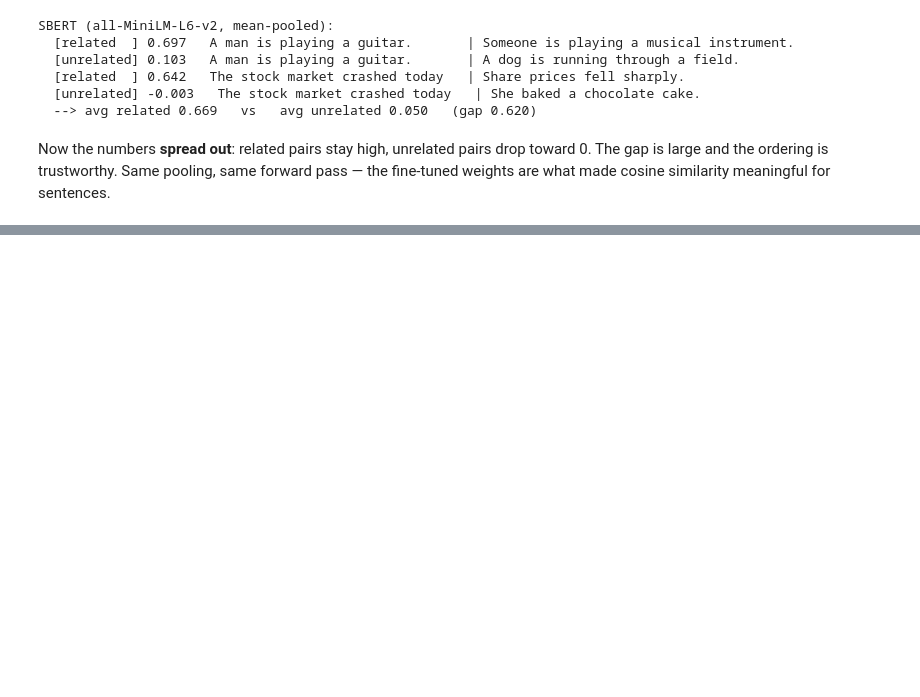
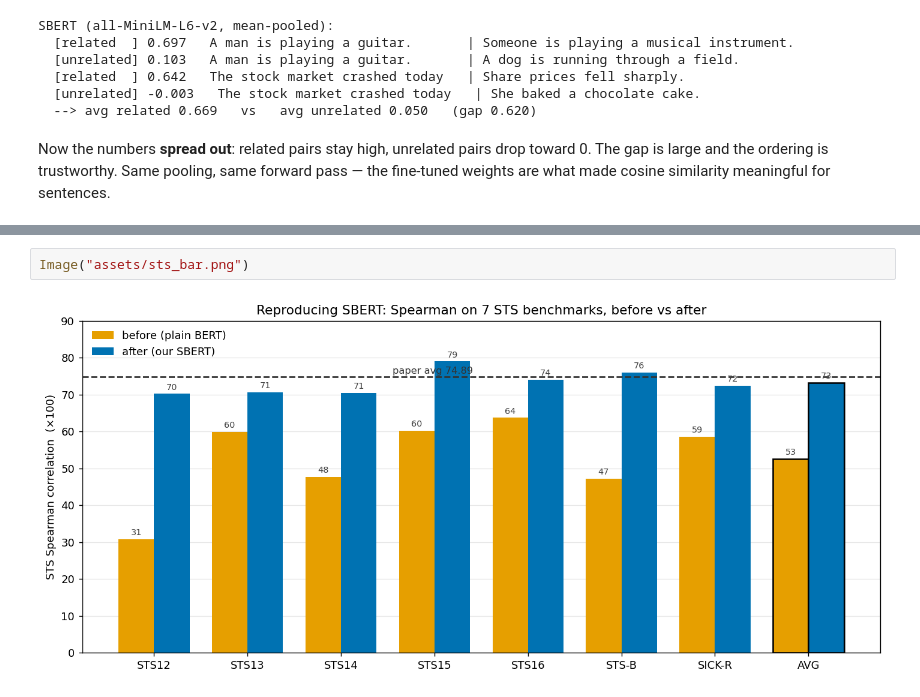
Before and after one commit to BaytAlhikmah/hands-on-llms-for-swes, a Jupyter notebook: chapters/8/sentence_embeddings.ipynb, the cells around one changed output, grey strips where cells are left out. Drawn from its saved outputs; the diff is of its cells as text; blank space fills up the shorter version.

```diff
--- a/chapters/8/sentence_embeddings.ipynb
+++ b/chapters/8/sentence_embeddings.ipynb
@@ -218,0 +315,4 @@ words in its sentence — and see exactly how these context-aware vectors get co
+# %%
+Image("assets/sts_bar.png")
+# %% [output]
+[figure, added]
```
Also changed, not shown: parts of 25 cells of this notebook.
